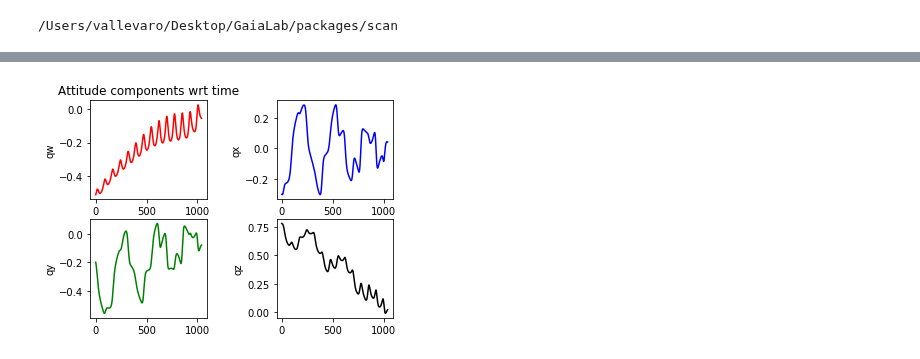
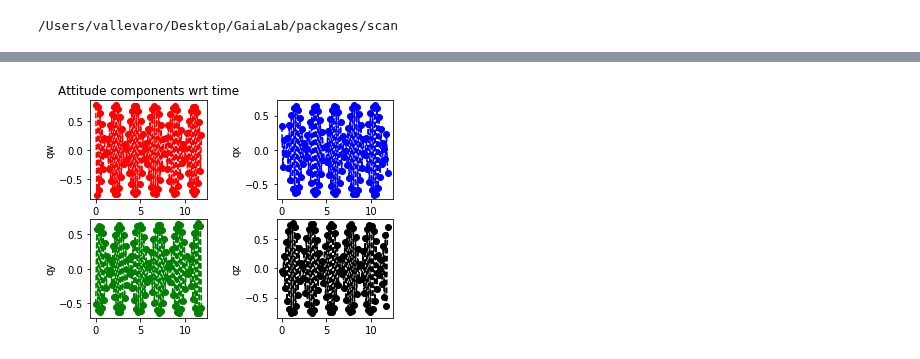
Before and after one commit to bombrun/GaiaLab, a Jupyter notebook: notebooks/NSL_notebook.ipynb, the cells around one changed output, grey strips where cells are left out. Cells and saved outputs as stored; diff of their text form; code cells hidden in the pictures.

```diff
--- a/notebooks/NSL_notebook.ipynb
+++ b/notebooks/NSL_notebook.ipynb
@@ -83,0 +88,2 @@ Plot3D(gaia, 0.5, 1000)
+# %%
+gaia = Satellite()
@@ -84,4 +98,4 @@ Plot3D(gaia, 0.5, 1000)
 # %%
-PlotAttitude(gaia, 0.52, 2000)
+PlotAttitude(gaia, 0.12, 100)
 # %% [output]
-[figure, old version]
+[figure, new version]
```
Also changed, not shown: parts of 4 cells of this notebook.
